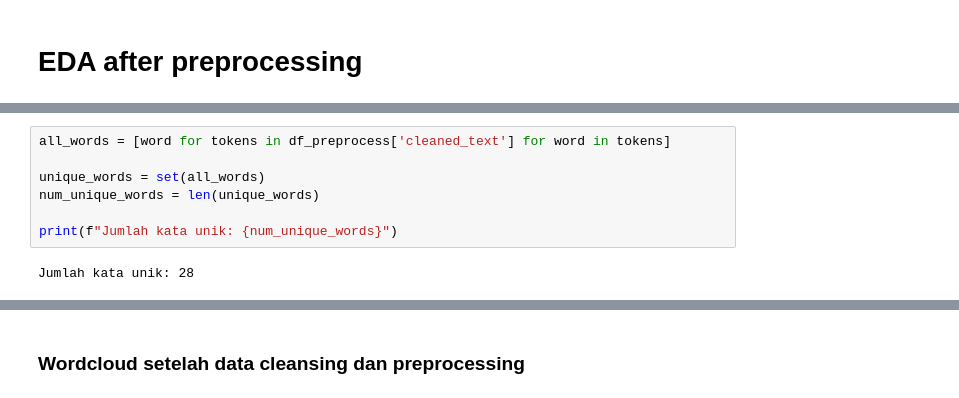
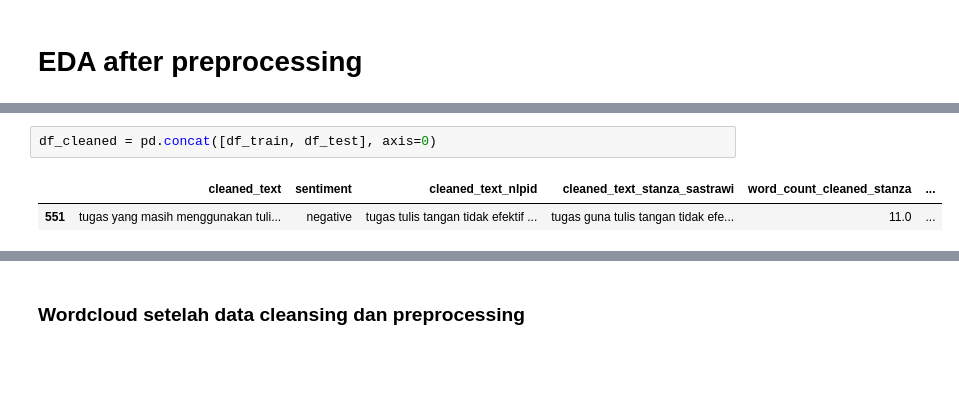
Before and after one commit to aliciajocelyn/Thesis, a Jupyter notebook: experiments/01_cleansing_and_preprocessing.ipynb, the cells around one changed output, grey strips where cells are left out. Cells and saved outputs as stored; diff of their text form; blank space fills up the shorter version.

```diff
--- a/experiments/01_cleansing_and_preprocessing.ipynb
+++ b/experiments/01_cleansing_and_preprocessing.ipynb
@@ -615,9 +595,5 @@ Name: word_count_cleaned, dtype: float64
-# %%
-all_words = [word for tokens in df_preprocess['cleaned_text'] for word in tokens]
-
-unique_words = set(all_words)
-num_unique_words = len(unique_words)
-
-print(f"Jumlah kata unik: {num_unique_words}")
-# %% [output]
-Jumlah kata unik: 28
+# %%
+df_cleaned = pd.concat([df_train, df_test], axis=0)
+# %% [output]
+|  | cleaned_text | sentiment | cleaned_text_nlpid | cleaned_text_stanza_sastrawi | word_count_cleaned_stanza | ... |
+| 551 | tugas yang masih menggunakan tuli... | negative | tugas tulis tangan tidak efektif ... | tugas guna tulis tangan tidak efe... | 11.0 | ... |
```
Also changed, not shown: parts of 8 cells of this notebook.
